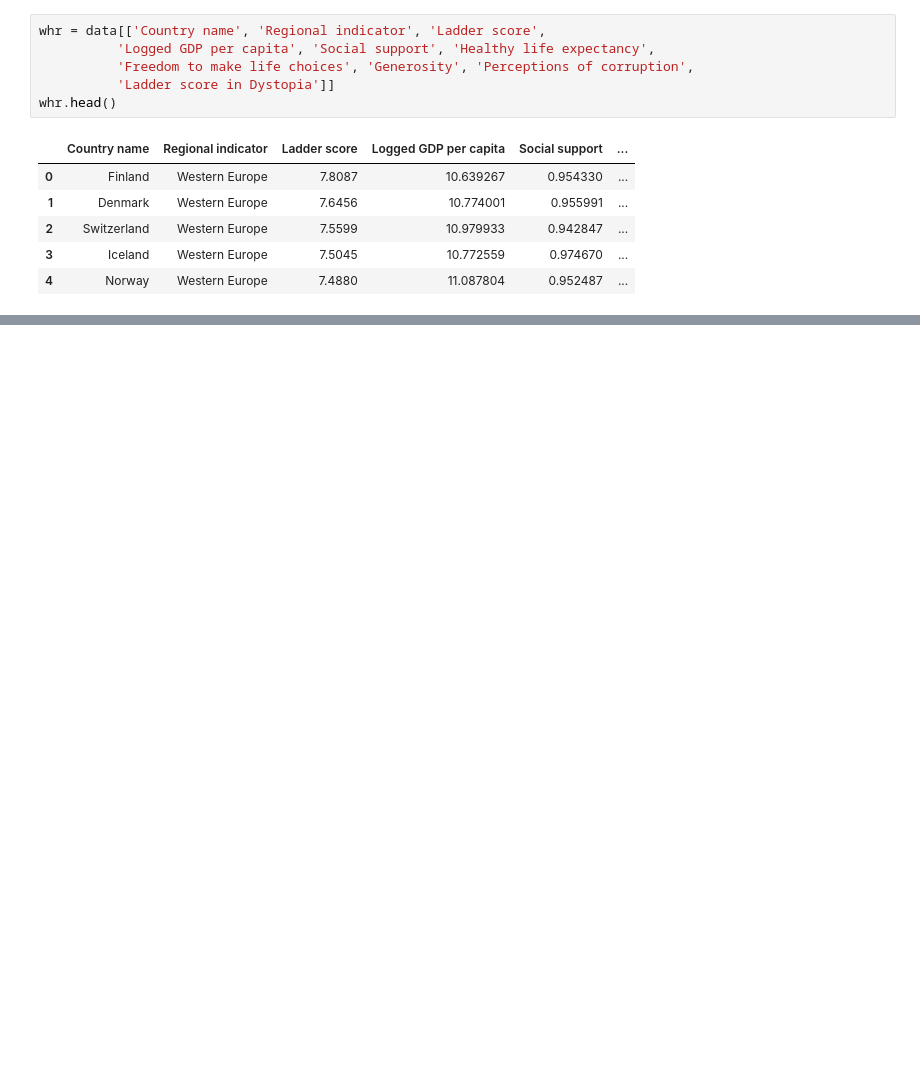
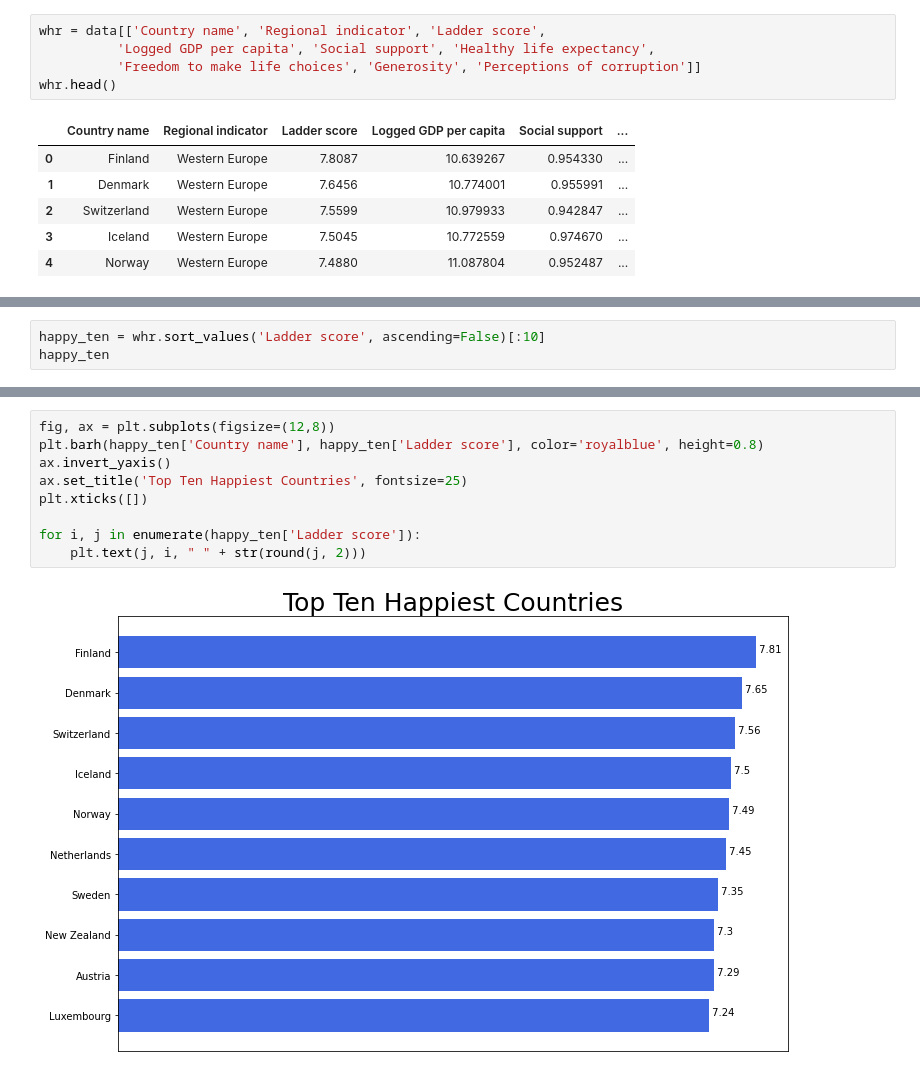
Before and after one commit to gianmillare/Living-in-Happiness, a Jupyter notebook: project.ipynb, the cells around one changed output, grey strips where cells are left out. Saved outputs shown, nothing was run; the diff lists cells and outputs as text; blank space fills up the shorter version.

```diff
--- a/project.ipynb
+++ b/project.ipynb
@@ -42,8 +44,7 @@ data.head(10)
 # %%
 whr = data[['Country name', 'Regional indicator', 'Ladder score',
           'Logged GDP per capita', 'Social support', 'Healthy life expectancy',
-          'Freedom to make life choices', 'Generosity', 'Perceptions of corruption',
-          'Ladder score in Dystopia']]
+          'Freedom to make life choices', 'Generosity', 'Perceptions of corruption']]
 whr.head()
 # %% [output]
 |  | Country name | Regional indicator | Ladder score | Logged GDP per capita | Social support | ... |
@@ -54,0 +58,3 @@ whr.head()
+# %%
+happy_ten = whr.sort_values('Ladder score', ascending=False)[:10]
+happy_ten
@@ -54,0 +73,11 @@ whr.head()
+# %%
+fig, ax = plt.subplots(figsize=(12,8))
+plt.barh(happy_ten['Country name'], happy_ten['Ladder score'], color='royalblue', height=0.8)
+ax.invert_yaxis()
+ax.set_title('Top Ten Happiest Countries', fontsize=25)
+plt.xticks([])
+
+for i, j in enumerate(happy_ten['Ladder score']):
+    plt.text(j, i, " " + str(round(j, 2)))
+# %% [output]
+[figure, added]
```
Also changed, not shown: parts of 8 cells of this notebook, 1 other file.
